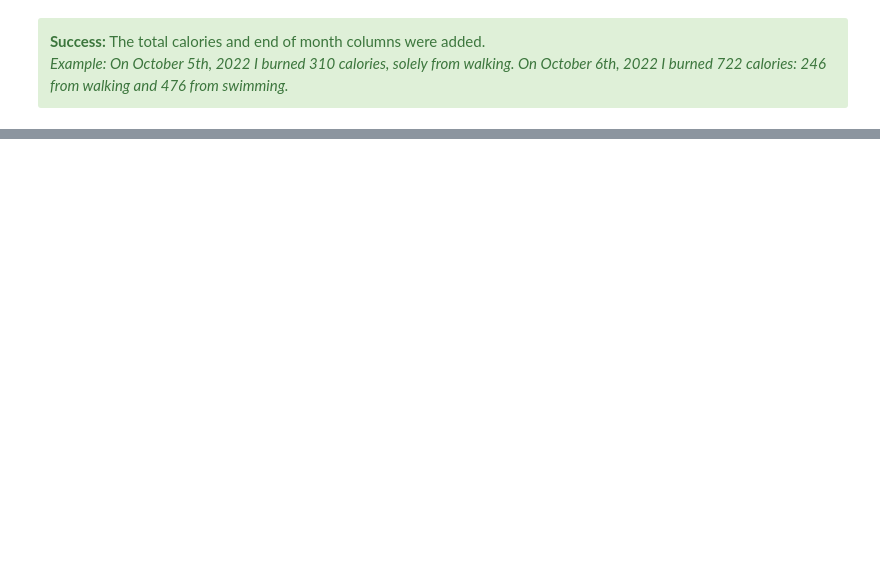
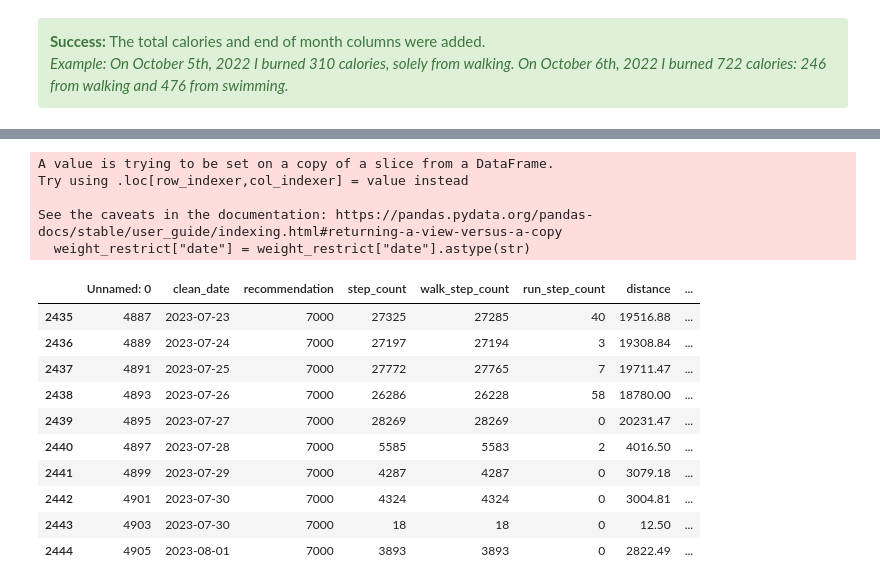
Before and after one commit to MargotMarchais/Samsung_Health_revamp, a Jupyter notebook: Part3_Samsung_Health_Google_Maps_combined.ipynb, the cells around one changed output, grey strips where cells are left out. Cells and saved outputs as stored; diff of their text form; code cells hidden in the pictures; blank space fills up the shorter version.

```diff
--- a/Part3_Samsung_Health_Google_Maps_combined.ipynb
+++ b/Part3_Samsung_Health_Google_Maps_combined.ipynb
@@ -285,0 +364,27 @@ plt.show()
+# %%
+# Join the exercise data and the weight data
+pd.set_option('display.max_columns', 500)
+weight_restrict = weight[["date", "index"]]
+weight_restrict["date"] = weight_restrict["date"].astype(str)
+full_data["clean_date"] = full_data["clean_date"].astype(str)
+
+# Dataset that includes all workouts (walking, swimming, dancing) and weight data
+full_data_weight = full_data.merge(weight_restrict, left_on = "clean_date", right_on= "date", how = "left")
+full_data_weight.tail(10)
+# %% [output]
+A value is trying to be set on a copy of a slice from a DataFrame.
+Try using .loc[row_indexer,col_indexer] = value instead
+
+See the caveats in the documentation: https://pandas.pydata.org/pandas-docs/stable/user_guide/indexing.html#returning-a-view-versus-a-copy
+  weight_restrict["date"] = weight_restrict["date"].astype(str)
+|  | Unnamed: 0 | clean_date | recommendation | step_count | walk_step_count | run_step_count | distance | ... |
+| 2435 | 4887 | 2023-07-23 | 7000 | 27325 | 27285 | 40 | 19516.88 | ... |
+| 2436 | 4889 | 2023-07-24 | 7000 | 27197 | 27194 | 3 | 19308.84 | ... |
+| 2437 | 4891 | 2023-07-25 | 7000 | 27772 | 27765 | 7 | 19711.47 | ... |
+| 2438 | 4893 | 2023-07-26 | 7000 | 26286 | 26228 | 58 | 18780.00 | ... |
+| 2439 | 4895 | 2023-07-27 | 7000 | 28269 | 28269 | 0 | 20231.47 | ... |
+| 2440 | 4897 | 2023-07-28 | 7000 | 5585 | 5583 | 2 | 4016.50 | ... |
+| 2441 | 4899 | 2023-07-29 | 7000 | 4287 | 4287 | 0 | 3079.18 | ... |
+| 2442 | 4901 | 2023-07-30 | 7000 | 4324 | 4324 | 0 | 3004.81 | ... |
+| 2443 | 4903 | 2023-07-30 | 7000 | 18 | 18 | 0 | 12.50 | ... |
+| 2444 | 4905 | 2023-08-01 | 7000 | 3893 | 3893 | 0 | 2822.49 | ... |
```
Also changed, not shown: parts of 30 cells of this notebook.
